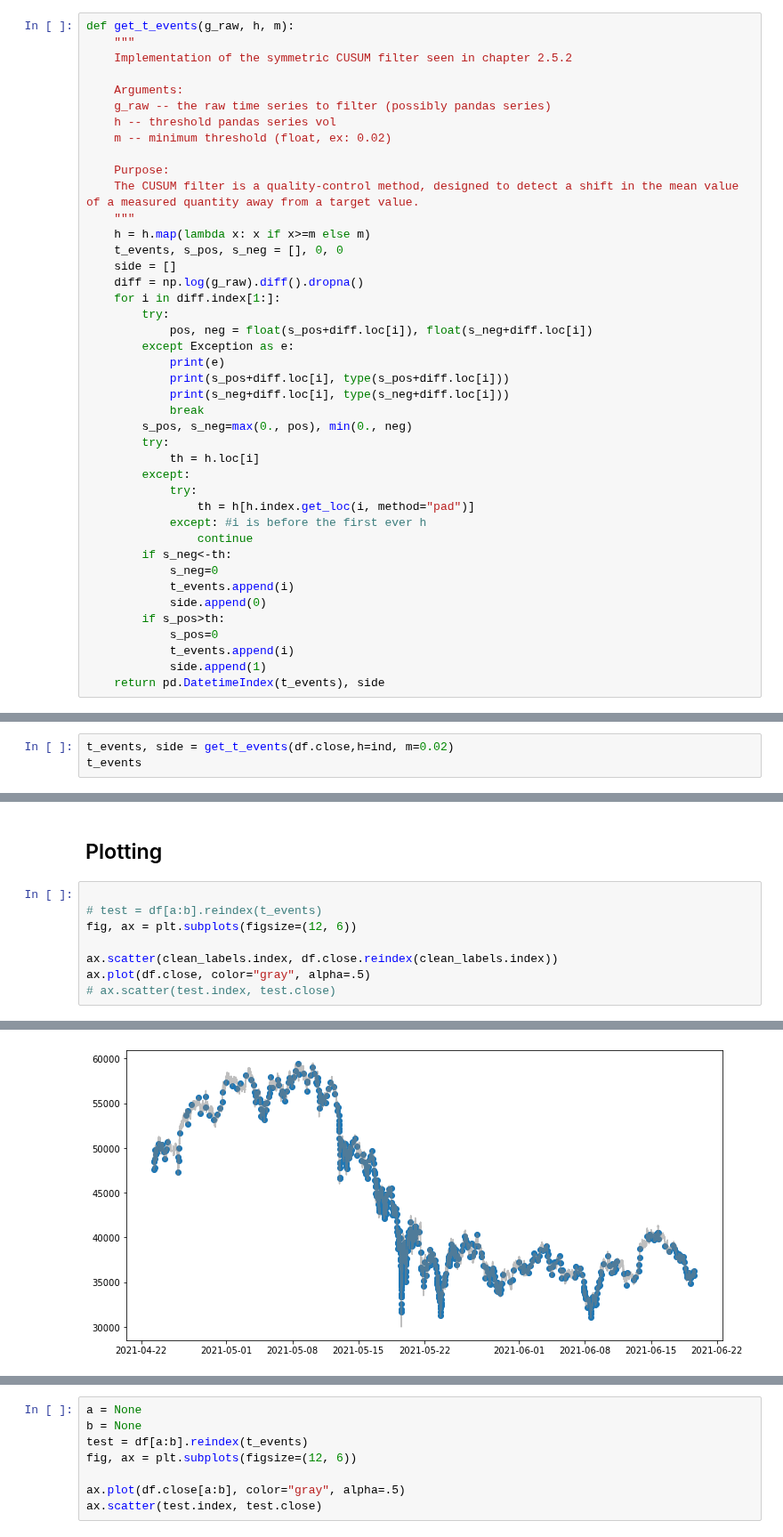
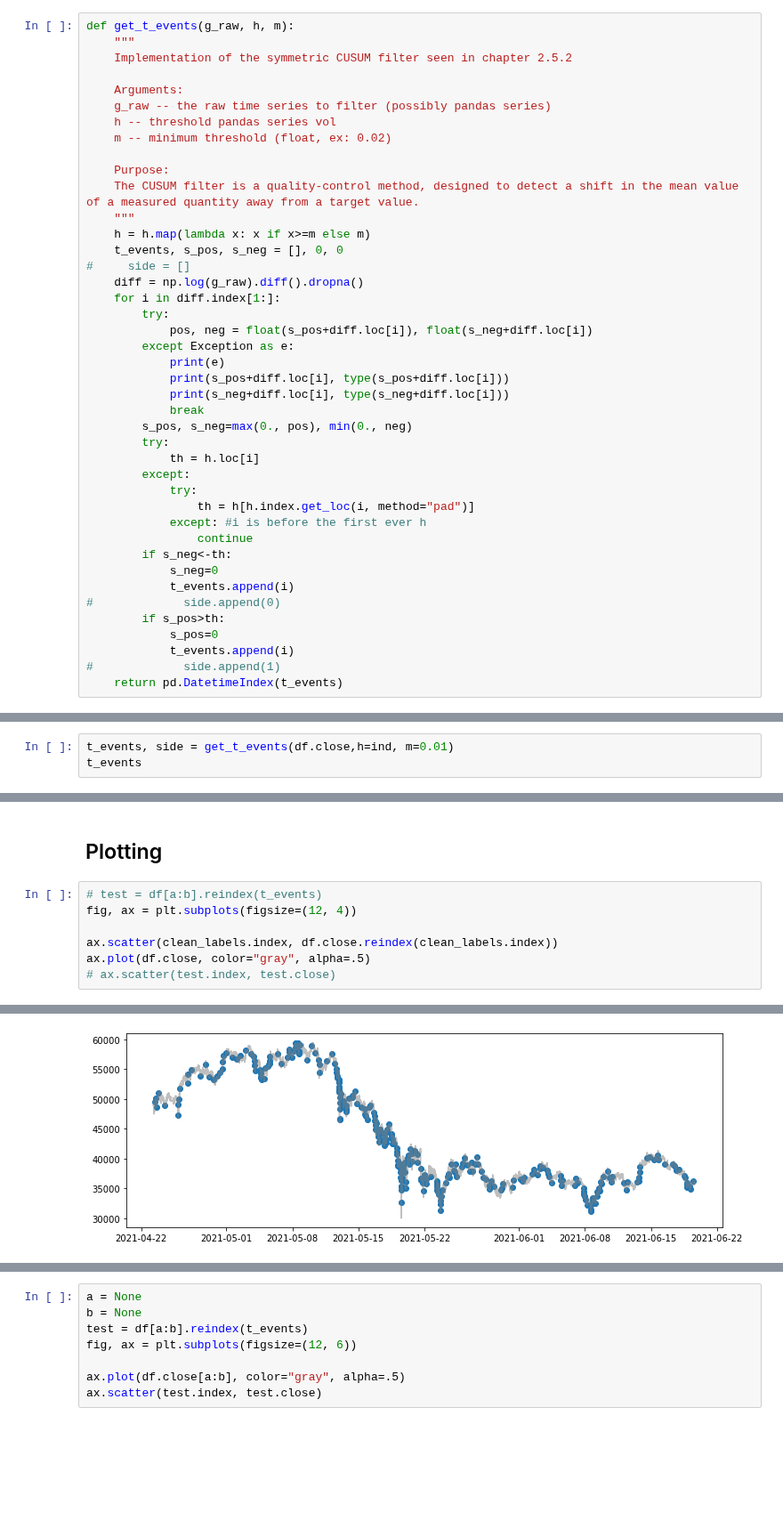
Before and after one commit to sunnymnie/bitcoin-printer, a Jupyter notebook: 3-labelling/3-metalabelling.ipynb, the cells around one changed output, grey strips where cells are left out. Shown at 89% size. Saved outputs shown, nothing was run; the diff lists cells and outputs as text; blank space fills up the shorter version.

```diff
--- a/3-labelling/3-metalabelling.ipynb
+++ b/3-labelling/3-metalabelling.ipynb
@@ -34,7 +34,7 @@ def get_t_events(g_raw, h, m):
     """
     h = h.map(lambda x: x if x>=m else m)
     t_events, s_pos, s_neg = [], 0, 0
-    side = []
+#     side = []
     diff = np.log(g_raw).diff().dropna()
     for i in diff.index[1:]:
         try:
@@ -55,12 +55,12 @@ def get_t_events(g_raw, h, m):
         if s_neg<-th:
             s_neg=0
             t_events.append(i)
-            side.append(0)
+#             side.append(0)
         if s_pos>th:
             s_pos=0
             t_events.append(i)
-            side.append(1)
-    return pd.DatetimeIndex(t_events), side
+#             side.append(1)
+    return pd.DatetimeIndex(t_events)
 # %%
 print(f"max: {max(ind[1:].dropna())}")
 print(f"min: {min(ind[1:].dropna())}")
@@ -72,7 +72,7 @@ min: 0.0036702801383765
 mean: 0.02651504315228308
 median: 0.02281254582903505
 # %%
-t_events, side = get_t_events(df.close,h=ind, m=0.02)
+t_events, side = get_t_events(df.close,h=ind, m=0.01)
 t_events
 # %% [output]
 DatetimeIndex(['2021-04-23 07:31:43.163000', '2021-04-23 08:09:56.981000',
@@ -352,16 +396,15 @@ t1.to_csv("../data/t1.csv")
 # %% [markdown]
 ## Plotting
 # %%
-
 # test = df[a:b].reindex(t_events)
-fig, ax = plt.subplots(figsize=(12, 6))
+fig, ax = plt.subplots(figsize=(12, 4))
 
 ax.scatter(clean_labels.index, df.close.reindex(clean_labels.index))
 ax.plot(df.close, color="gray", alpha=.5)
 # ax.scatter(test.index, test.close)
 # %% [output]
 [<matplotlib.lines.Line2D at 0x...>]
-[figure, old version]
+[figure, new version]
 # %%
 a = -200000
 b = -100000
```
Also changed, not shown: parts of 12 cells of this notebook, 2 other files.
